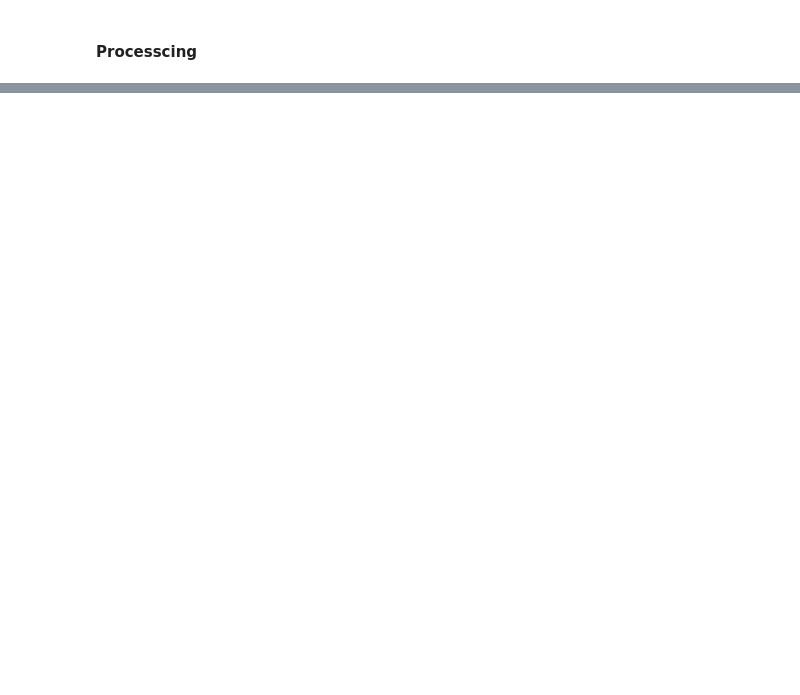
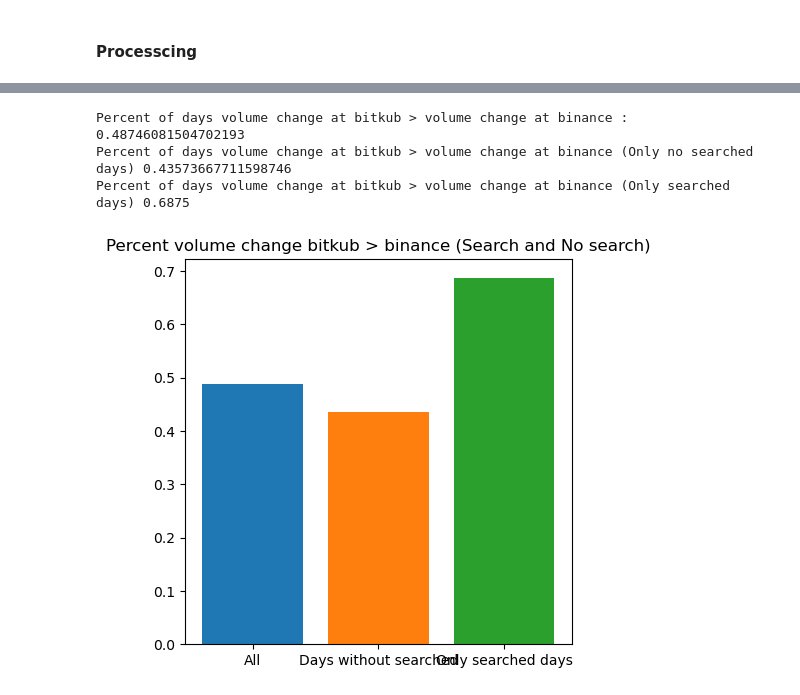
Before and after one commit to kimteespk/DADS5001_Miniproject_bitkub_googletrend, a Jupyter notebook: main_bitkub_googletrend.ipynb, the cells around one changed output, grey strips where cells are left out. Saved outputs shown, nothing was run; the diff lists cells and outputs as text; code cells hidden in the pictures; blank space fills up the shorter version.

```diff
--- a/main_bitkub_googletrend.ipynb
+++ b/main_bitkub_googletrend.ipynb
@@ -574,0 +683,16 @@ plt.show()
+# %%
+print('Percent of days volume change at bitkub > volume change at binance :', total_percent)
+print('Percent of days volume change at bitkub > volume change at binance (Only no searched days)', no_search_percent)
+print('Percent of days volume change at bitkub > volume change at binance (Only searched days)', search_percent)
+
+mpl.rcParams['figure.figsize'] = [5, 5]
+plt.title('Percent volume change bitkub > binance (Search and No search)')
+plt.bar('All' ,total_percent)
+plt.bar('Days without searched',no_search_percent)
+plt.bar('Only searched days', search_percent)
+plt.show()
+# %% [output]
+Percent of days volume change at bitkub > volume change at binance : 0.48746081504702193
+Percent of days volume change at bitkub > volume change at binance (Only no searched days) 0.43573667711598746
+Percent of days volume change at bitkub > volume change at binance (Only searched days) 0.6875
+[figure, added]
```
Also changed, not shown: parts of 38 cells of this notebook, 1 other file.
